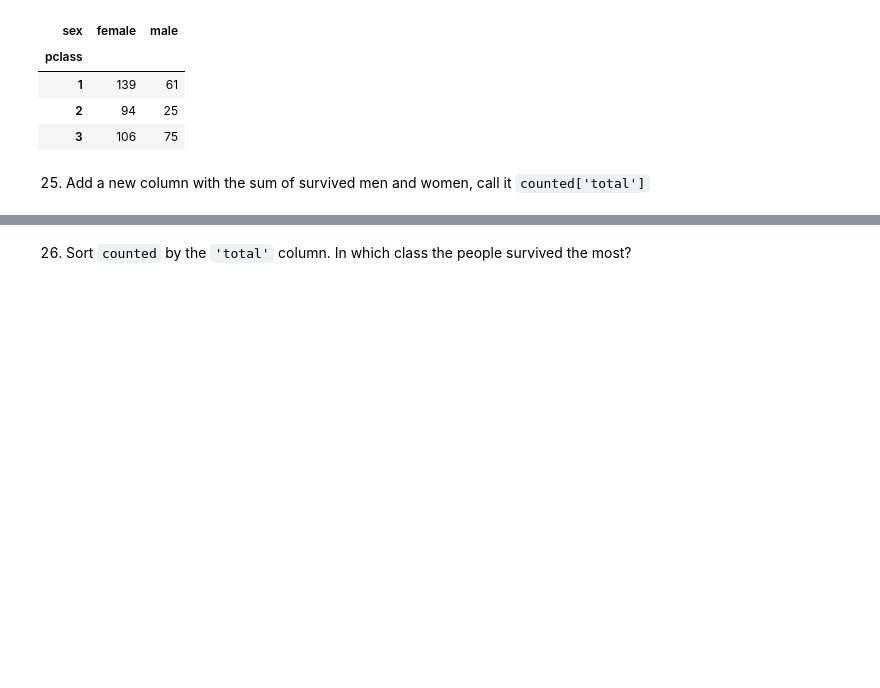
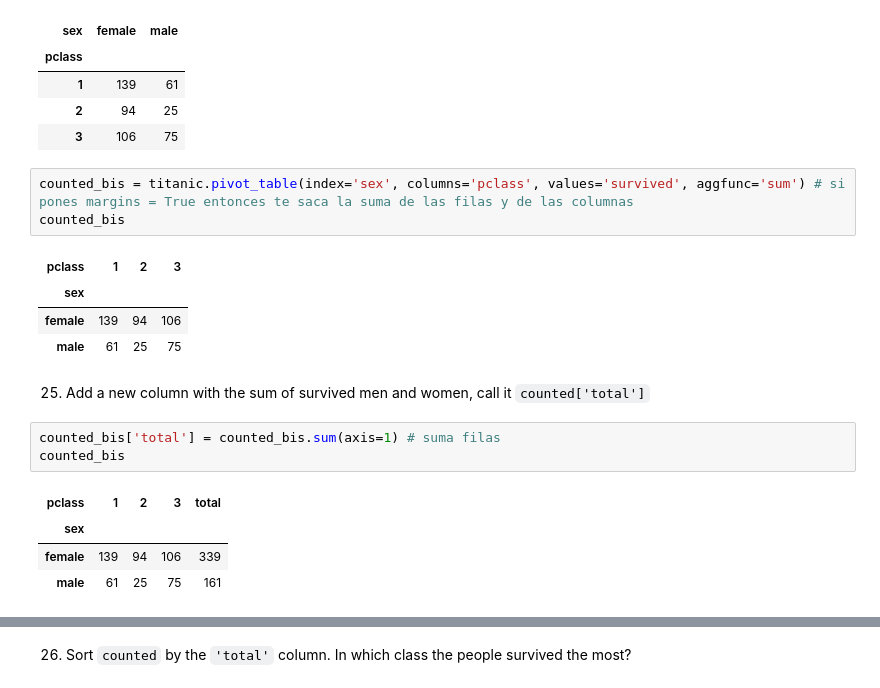
Before and after one commit to fgoiri/2026-02-BILBAO-FT-Data-Science, a Jupyter notebook: 2-Data_Analysis/2-Pandas/Practica/7-Titanic/Titanic-exercise_FGO.ipynb, the cells around one changed output, grey strips where cells are left out. Drawn from its saved outputs; the diff is of its cells as text; blank space fills up the shorter version.

```diff
--- a/2-Data_Analysis/2-Pandas/Practica/7-Titanic/Titanic-exercise_FGO.ipynb
+++ b/2-Data_Analysis/2-Pandas/Practica/7-Titanic/Titanic-exercise_FGO.ipynb
@@ -435,8 +440,24 @@ counted
 | 1 | 139 | 61 |
 | 2 | 94 | 25 |
 | 3 | 106 | 75 |
+# %%
+counted_bis = titanic.pivot_table(index='sex', columns='pclass', values='survived', aggfunc='sum') # si pones margins = True entonces te saca la suma de las filas y de las columnas
+counted_bis
+# %% [output]
+| pclass | 1 | 2 | 3 |
+| sex |  |  |  |
+| female | 139 | 94 | 106 |
+| male | 61 | 25 | 75 |
 # %% [markdown]
 25. Add a new column with the sum of survived men and women, call it `counted['total']`
+# %%
+counted_bis['total'] = counted_bis.sum(axis=1) # suma filas
+counted_bis
+# %% [output]
+| pclass | 1 | 2 | 3 | total |
+| sex |  |  |  |  |
+| female | 139 | 94 | 106 | 339 |
+| male | 61 | 25 | 75 | 161 |
 # %%
 counted['total'] = counted.sum(axis=1) # suma filas
 counted
```
Also changed, not shown: parts of 12 cells of this notebook, 12 other files.
